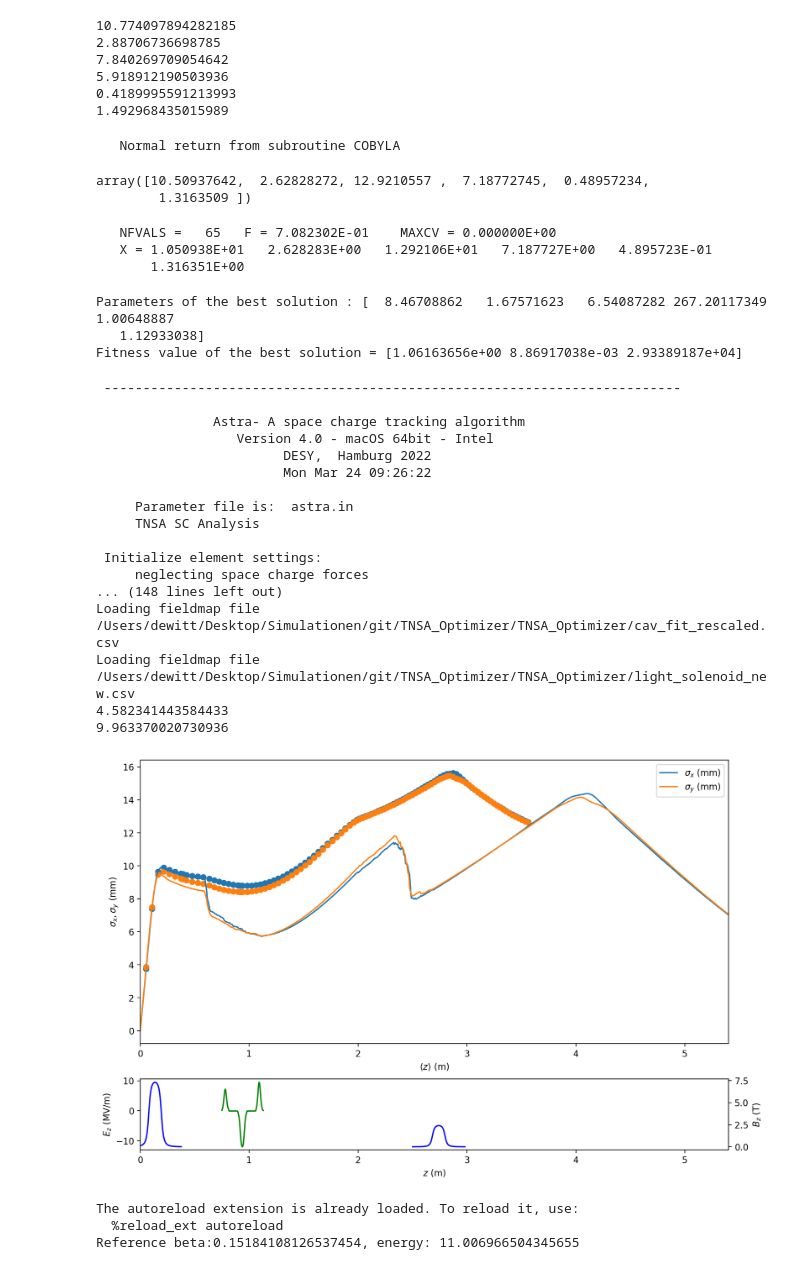
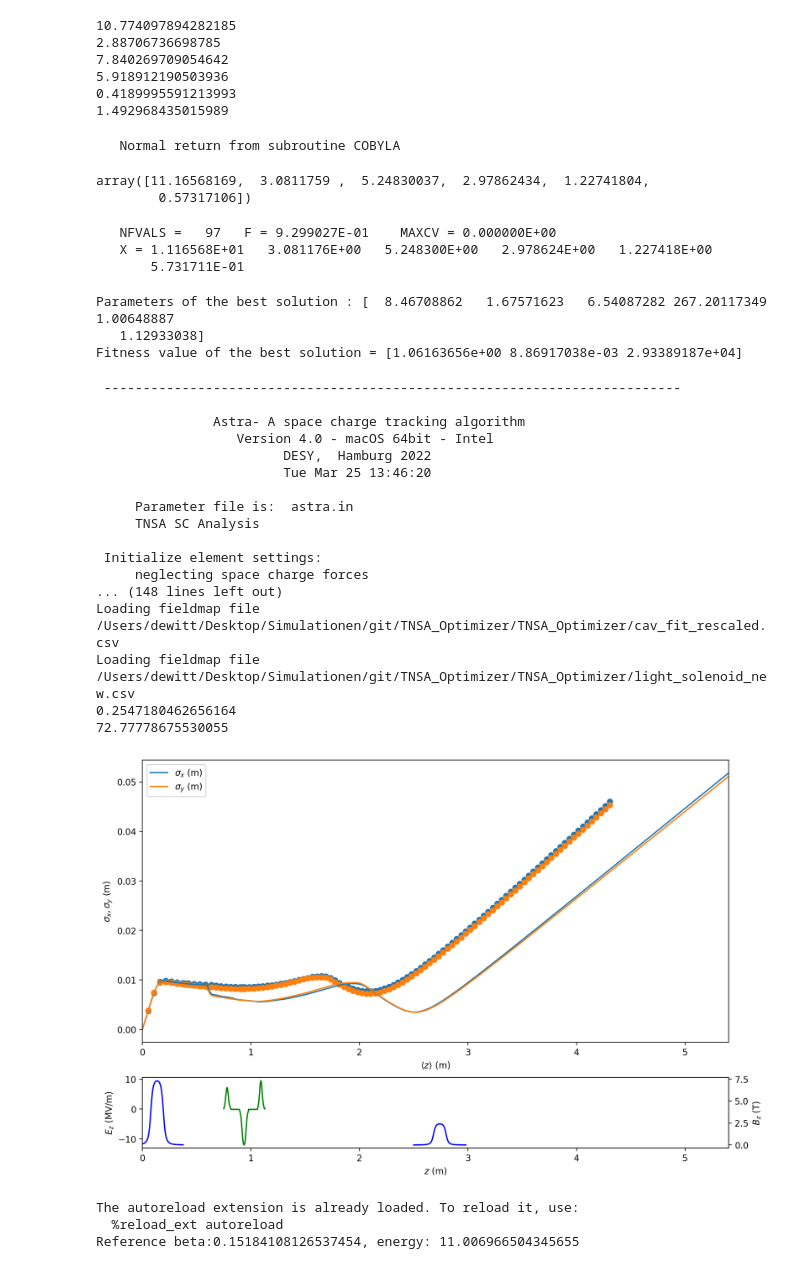
Before and after one commit to DanielDewitt/TNSA_Optimizer, a Jupyter notebook: sandbox.ipynb, the cells around one changed output. Saved outputs shown, nothing was run; the diff lists cells and outputs as text; code cells hidden in the pictures.

```diff
--- a/sandbox.ipynb
+++ b/sandbox.ipynb
@@ -284,10 +356,10 @@ for solution in best_solution:
 import scipy as sp
 
 #base_chromosome = [best_solution[0], best_solution[1], best_solution[2], best_solution[3], best_solution[4], best_solution[5]]
-base_chromosome = [10.50937642,  2.62828272, 12.9210557 ,  7.18772745,  0.48957234, 1.3163509]
+base_chromosome = [10.26140768,  3.84710115,  5.16877737,  2.09883768,  1.62633442,  1.05356175]
 
 def min_function(beamline_chromosome):
-    ABFGS = ao.Astra_SCS_Beamline("astra.in", beamline_chromosome, True, 5.4)
+    ABFGS = ao.AstraSCSBeamline("astra.in", beamline_chromosome, True, 5.4)
     ABFGS.run_simulation(verbose=False, timeout=None)
     transmission = ABFGS.get_transmission(verb=False)
     sigma_energy = ABFGS.get_sigma_energy_rel(-1)
@@ -302,11 +374,11 @@ res = sp.optimize.minimize(min_function, base_chromosome, method="COBYLA",
 res.x
 # %% [output]
    Normal return from subroutine COBYLA
-array([10.50937642,  2.62828272, 12.9210557 ,  7.18772745,  0.48957234,
-        1.3163509 ])
+array([11.16568169,  3.0811759 ,  5.24830037,  2.97862434,  1.22741804,
+        0.57317106])
-   NFVALS =   65   F = 7.082302E-01    MAXCV = 0.000000E+00
-   X = 1.050938E+01   2.628283E+00   1.292106E+01   7.187727E+00   4.895723E-01
-       1.316351E+00
+   NFVALS =   97   F = 9.299027E-01    MAXCV = 0.000000E+00
+   X = 1.116568E+01   3.081176E+00   5.248300E+00   2.978624E+00   1.227418E+00
+       5.731711E-01
 # %%
 mutation_type = "random"
 mutation_probability = 0.3
@@ -321,32 +393,32 @@ Parameters of the best solution : [  8.46708862   1.67571623   6.54087282 267.20
 Fitness value of the best solution = [1.06163656e+00 8.86917038e-03 2.93389187e+04]
 # %%
 
-alpha_beamline = ao.AstraSCSBeamline("astra.in", [10.56465726,  2.9204382,  10.51383547,  4.14572922,  1.34754053,  1.3700623],True ,5.4)
+alpha_beamline = ao.AstraSCSBeamline("astra.in", [10.61233313,  5.43514067,  0.17874831,  0.50163426,  0.12377731],True ,5.4)
 alpha_beamline.run_simulation()
 
 alpha_beamline.envelope_plot()
 
-print(alpha_beamline.get_var_at_exit(200))
+print(alpha_beamline.get_var_at_exit(15))
 print(alpha_beamline.get_spot_size(-1))
 # %% [output]
  --------------------------------------------------------------------------
 
                Astra- A space charge tracking algorithm
                   Version 4.0 - macOS 64bit - Intel
                         DESY,  Hamburg 2022
-                        Mon Mar 24 09:26:22
+                        Tue Mar 25 13:46:20
 
      Parameter file is:  astra.in
      TNSA SC Analysis
 
  Initialize element settings:
      neglecting space charge forces
 ... (148 lines left out)
 Loading fieldmap file /Users/dewitt/Desktop/Simulationen/git/TNSA_Optimizer/TNSA_Optimizer/cav_fit_rescaled.csv
 Loading fieldmap file /Users/dewitt/Desktop/Simulationen/git/TNSA_Optimizer/TNSA_Optimizer/light_solenoid_new.csv
-4.582341443584433
-9.963370020730936
+0.2547180462656164
+72.77778675530055
-[figure, old version]
+[figure, new version]
 # %%
 
 import numpy as np
```
Also changed, not shown: parts of 5 cells of this notebook, 2 other files.
